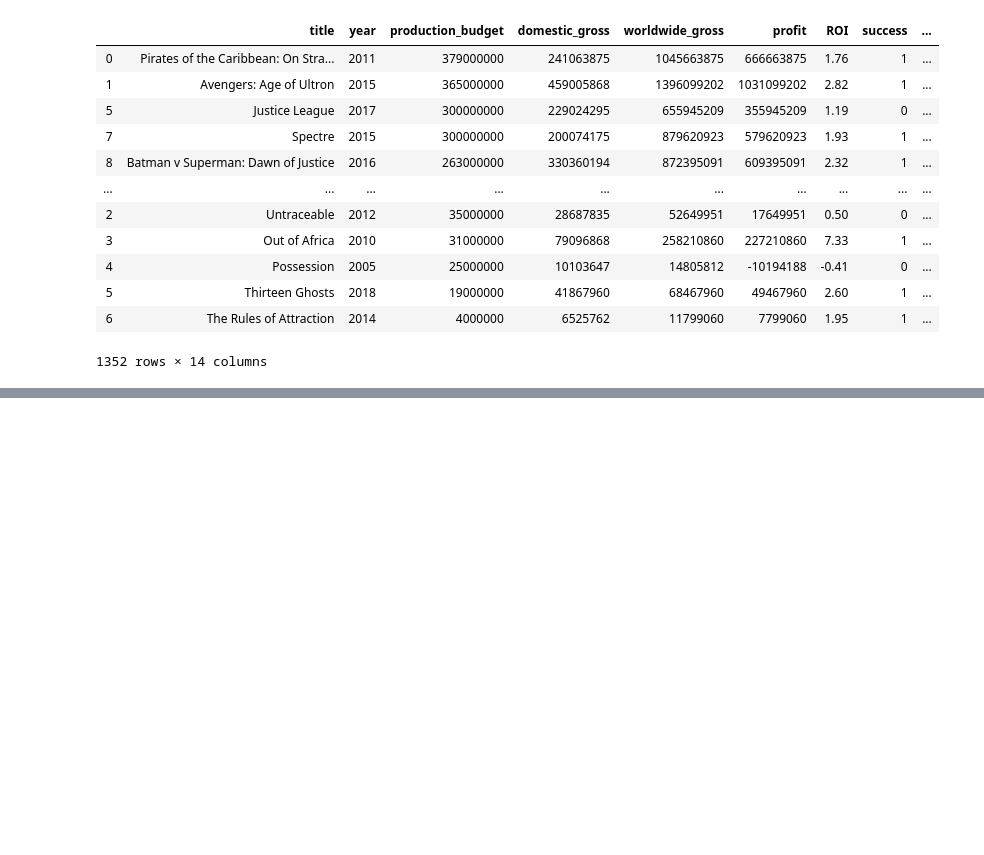
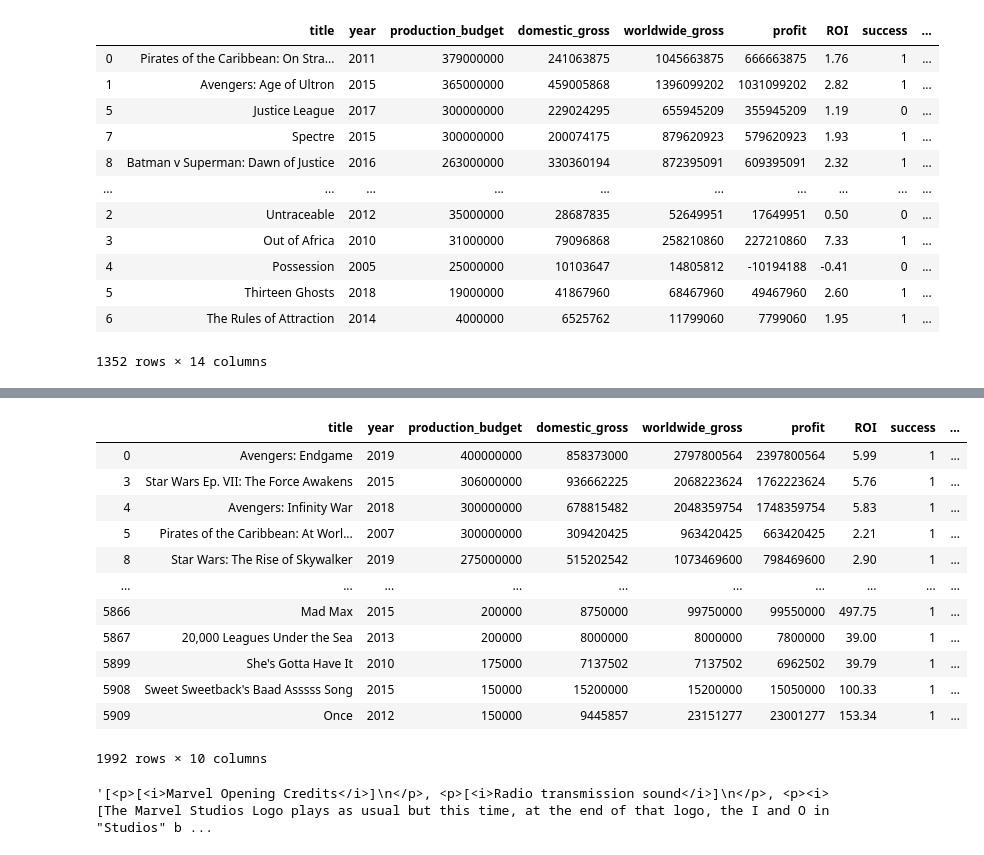
Before and after one commit to will4865/FlatironCapstoneProject, a Jupyter notebook: Script Import.ipynb, the cells around one changed output, grey strips where cells are left out. Cells and saved outputs as stored; diff of their text form; code cells hidden in the pictures; blank space fills up the shorter version.

```diff
--- a/Script Import.ipynb
+++ b/Script Import.ipynb
@@ -1252,0 +1577,18 @@ building_df
+# %%
+films_at_large['script'] = None
+# %%
+films_at_large
+# %% [output]
+|  | title | year | production_budget | domestic_gross | worldwide_gross | profit | ROI | success | ... |
+| 0 | Avengers: Endgame | 2019 | 400000000 | 858373000 | 2797800564 | 2397800564 | 5.99 | 1 | ... |
+| 3 | Star Wars Ep. VII: The Force Awakens | 2015 | 306000000 | 936662225 | 2068223624 | 1762223624 | 5.76 | 1 | ... |
+| 4 | Avengers: Infinity War | 2018 | 300000000 | 678815482 | 2048359754 | 1748359754 | 5.83 | 1 | ... |
+| 5 | Pirates of the Caribbean: At Worl... | 2007 | 300000000 | 309420425 | 963420425 | 663420425 | 2.21 | 1 | ... |
+| 8 | Star Wars: The Rise of Skywalker | 2019 | 275000000 | 515202542 | 1073469600 | 798469600 | 2.90 | 1 | ... |
+| ... | ... | ... | ... | ... | ... | ... | ... | ... | ... |
+| 5866 | Mad Max | 2015 | 200000 | 8750000 | 99750000 | 99550000 | 497.75 | 1 | ... |
+| 5867 | 20,000 Leagues Under the Sea | 2013 | 200000 | 8000000 | 8000000 | 7800000 | 39.00 | 1 | ... |
+| 5899 | She's Gotta Have It | 2010 | 175000 | 7137502 | 7137502 | 6962502 | 39.79 | 1 | ... |
+| 5908 | Sweet Sweetback's Baad Asssss Song | 2015 | 150000 | 15200000 | 15200000 | 15050000 | 100.33 | 1 | ... |
+| 5909 | Once | 2012 | 150000 | 9445857 | 23151277 | 23001277 | 153.34 | 1 | ... |
+1992 rows × 10 columns
@@ -1252,0 +1604,4 @@ building_df
+# %%
+BS('https://transcripts.fandom.com/wiki/Avengers:_Infinity_War', 'p')
+# %% [output]
+'[<p>[<i>Marvel Opening Credits</i>]\n</p>, <p>[<i>Radio transmission sound</i>]\n</p>, <p><i>[The Marvel Studios Logo plays as usual but this time, at the end of that logo, the I and O in "Studios" b ...
```
Also changed, not shown: parts of 58 cells of this notebook.
